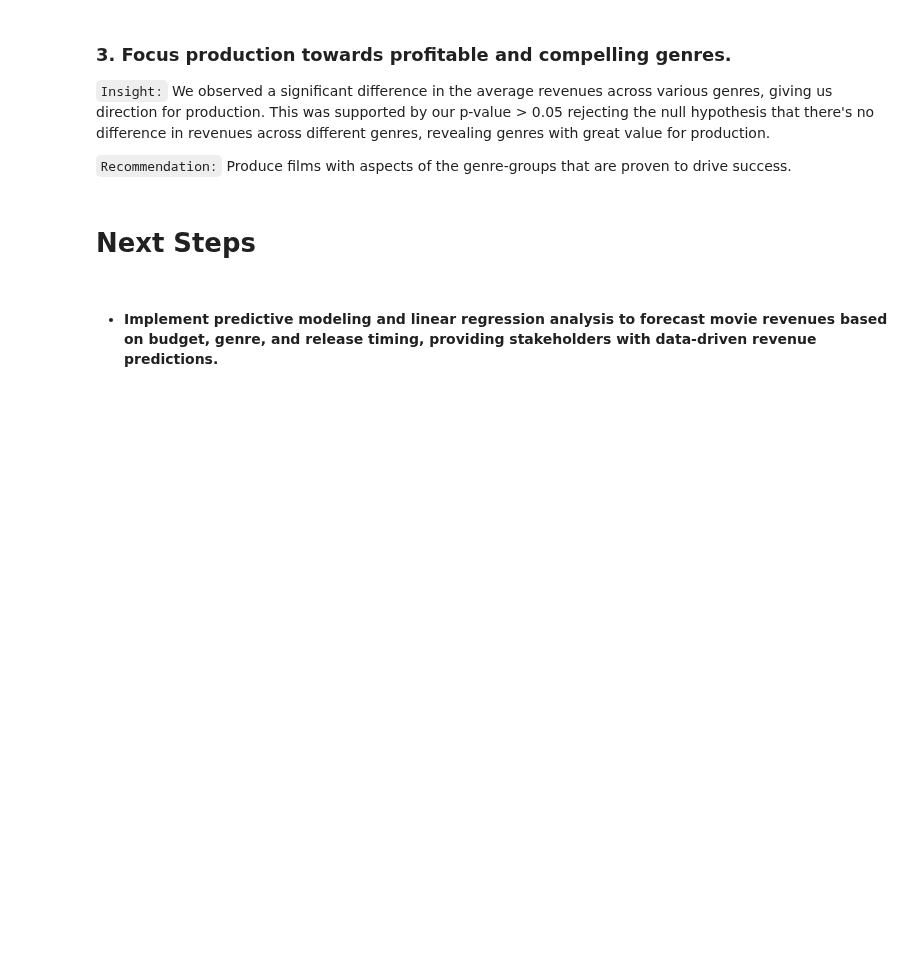
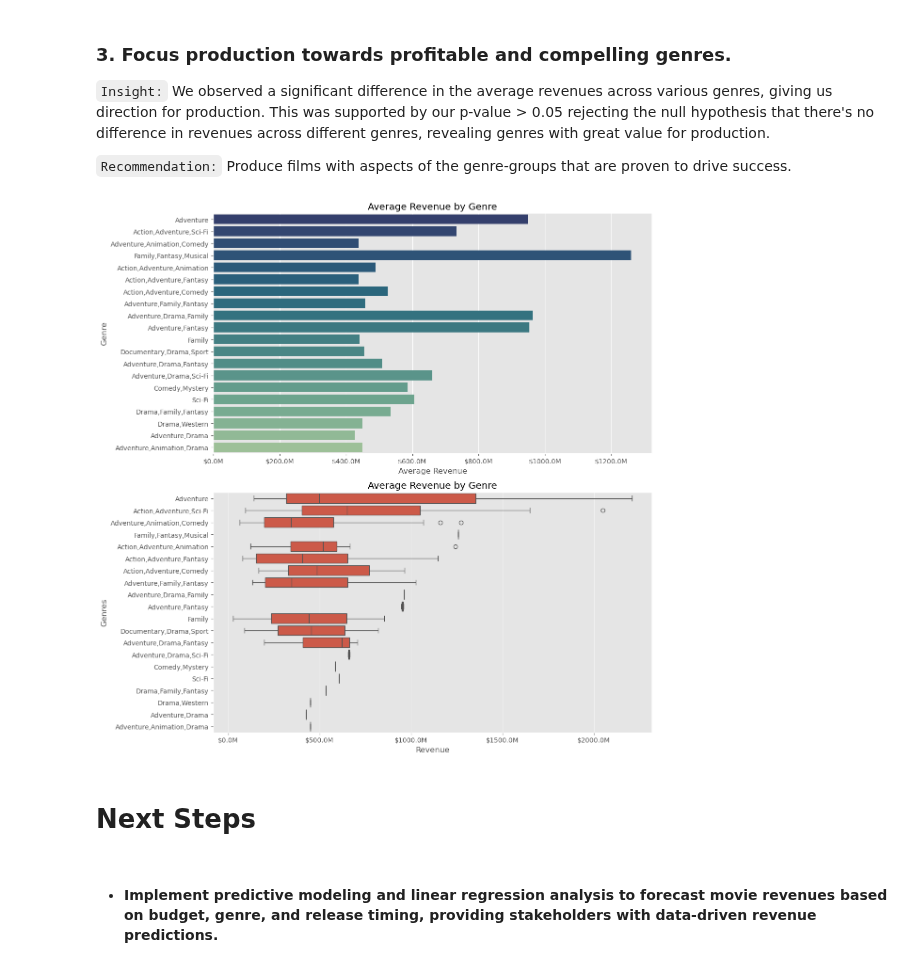
Before and after one commit to mrhussaink7/new-films-movie-data, a Jupyter notebook: film_data_analysis.ipynb, the cells around one changed output. Cells and saved outputs as stored; diff of their text form; code cells hidden in the pictures; blank space fills up the shorter version.

```diff
--- a/index.ipynb
+++ b/film_data_analysis.ipynb
@@ -1045,6 +974,36 @@ hypothesis3_graph()
 `Insight:` We observed a significant difference in the average revenues across various genres, giving us direction for production. This was supported by our p-value > 0.05 rejecting the null hypothesis that there's no difference in revenues across different genres, revealing genres with great value for production.
 
 `Recommendation:` Produce films with aspects of the genre-groups that are proven to drive success.
+# %%
+def hypothesis3_graph():
+    average_revenue = df.groupby('genres')['revenue'].mean().reset_index()
+    std_revenue = df.groupby('genres')['revenue'].std().reset_index()
+    top_genres = average_revenue.nlargest(20, 'revenue')['genres']
+    df_top_genres = df[df['genres'].isin(top_genres)]
+    average_revenue_top = average_revenue[average_revenue['genres'].isin(top_genres)].set_index('genres')
+    std_revenue_top = std_revenue[std_revenue['genres'].isin(top_genres)].set_index('genres')
+    average_revenue_top = average_revenue_top.loc[std_revenue_top.index]
+
+    fig, axes = plt.subplots(2, 1, figsize=(12, 12))
+
+    sns.barplot(data=df_top_genres, x='revenue', y='genres', palette='crest_r', ci=None, ax=axes[0])
+    axes[0].set_title('Average Revenue by Genre')
+    axes[0].set_xlabel('Average Revenue')
+    axes[0].set_ylabel('Genre')
+    axes[0].xaxis.set_major_formatter(formatter)
+
+    sns.boxplot(x='revenue', y='genres', data=df_top_genres, ax=axes[1])
+    axes[1].set_title('Average Revenue by Genre')
+    axes[1].set_xlabel('Revenue')
+    axes[1].set_ylabel('Genres')
+    axes[1].xaxis.set_major_formatter(formatter)
+
+    plt.tight_layout()
+    plt.show()
+
+hypothesis3_graph()
+# %% [output]
+[figure, added]
 # %% [markdown]
 # Next Steps
 # %% [markdown]
```
Also changed, not shown: parts of 21 cells of this notebook, 4 other files.
